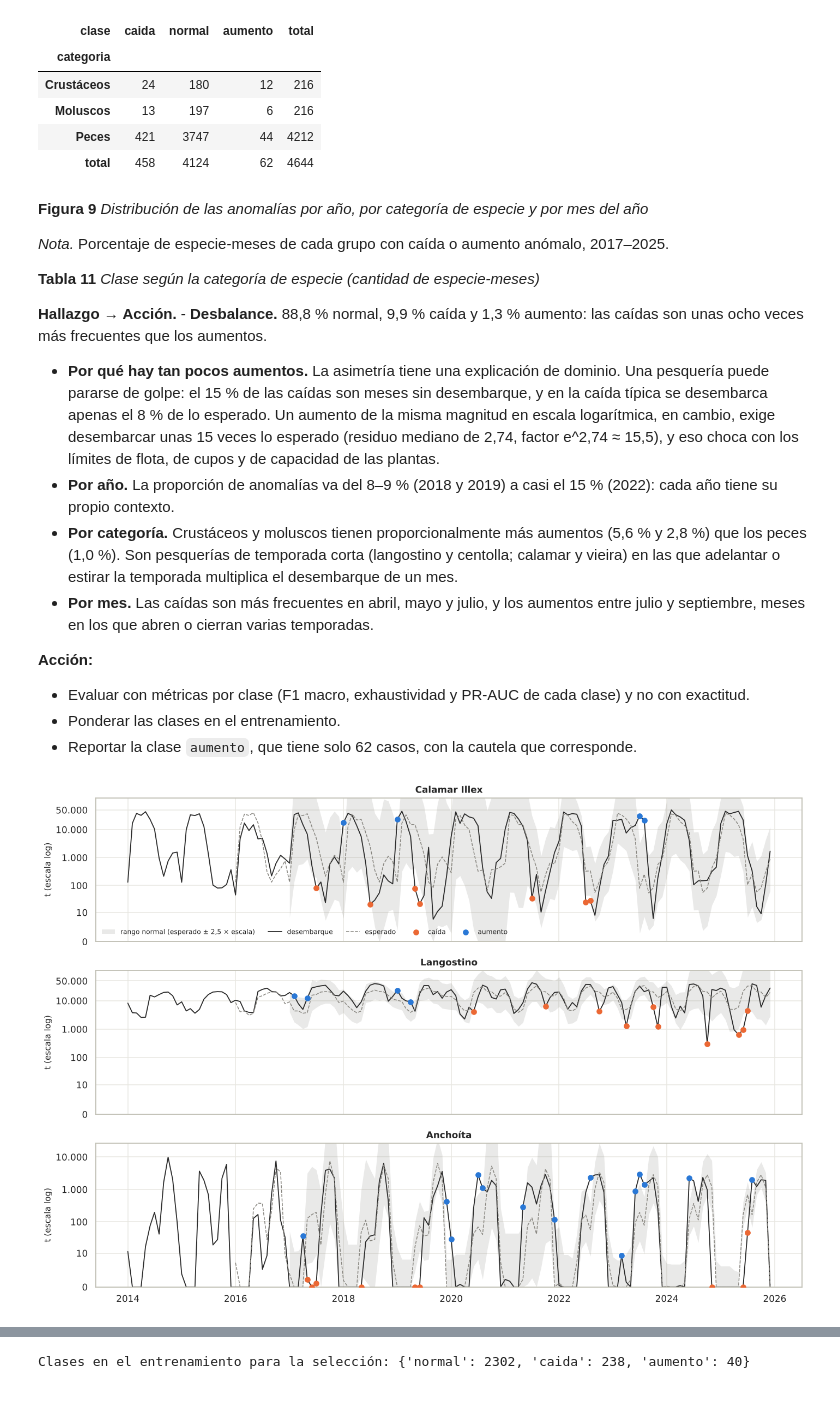
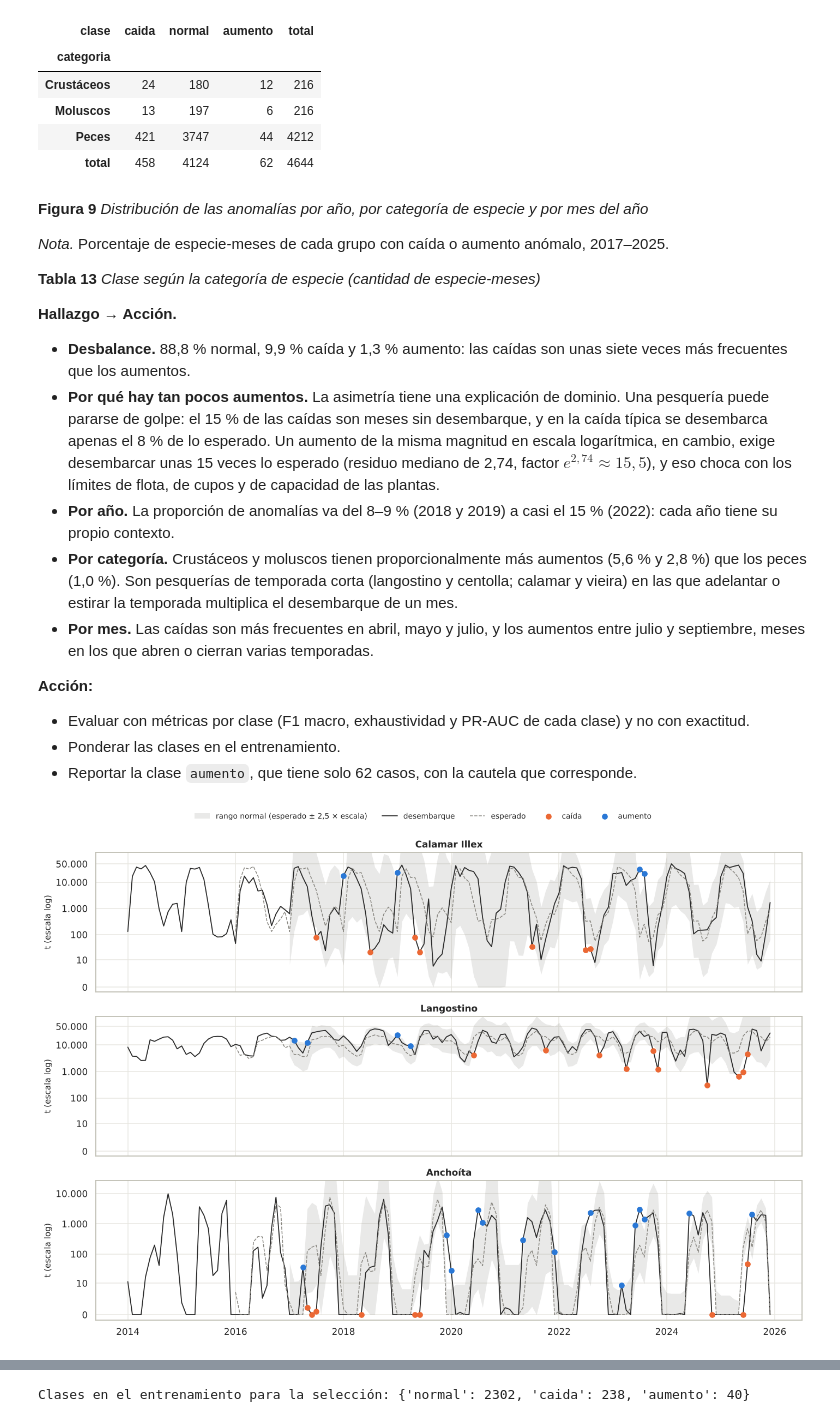
Before and after one commit to ifbotech/APRENDIZAJE-AUTOM-TICO, a Jupyter notebook: Grupo_Nro_12_Tema_Deteccion_Anomalias_Capturas_Pesqueras.ipynb, the cells around one changed output, grey strips where cells are left out. Cells and saved outputs as stored; diff of their text form; code cells hidden in the pictures.

```diff
--- a/Grupo_Nro_12_Tema_Deteccion_Anomalias_Capturas_Pesqueras.ipynb
+++ b/Grupo_Nro_12_Tema_Deteccion_Anomalias_Capturas_Pesqueras.ipynb
@@ -480,12 +487,14 @@ fig, ax = plt.subplots(1, 3, figsize=(15, 4.6))
 for a, (titulo, comp) in zip(ax, [("Especies", comp_esp), ("Puertos", comp_pto), ("Flotas", comp_flota)]):
     c = comp[(comp["oficial (t)"] > 0) & (comp["abierto (t)"] > 0)].astype(float)
     a.scatter(c["oficial (t)"], c["abierto (t)"], s=28, color=AZUL, alpha=.8, zorder=3)
-    lim = [min(c.min().min(), 1), c[["oficial (t)", "abierto (t)"]].max().max() * 2]
+    lim = [c[["oficial (t)", "abierto (t)"]].min().min() / 2, c[["oficial (t)", "abierto (t)"]].max().max() * 2]
     a.plot(lim, lim, color=GRIS, lw=1, zorder=2)
     a.set(xscale="log", yscale="log", xlim=lim, ylim=lim, title=titulo,
           xlabel="Estadística oficial (t, 2014–2018)", ylabel="Conjunto abierto (t, 2014–2018)")
-    for nombre, fila in c.assign(desvio=np.abs(np.log10(c["abierto / oficial"]))).nlargest(4, "desvio").iterrows():
-        a.annotate(nombre, (fila["oficial (t)"], fila["abierto (t)"]), fontsize=8, color=TINTA, xytext=(4, 3), textcoords="offset points")
+    desplazamientos = [(6, 6), (6, -14), (6, 20), (6, -28)]
+    for (nombre, fila), (dx, dy) in zip(c.assign(desvio=np.abs(np.log10(c["abierto / oficial"]))).nlargest(4, "desvio").iterrows(), desplazamientos):
+        a.annotate(nombre, (fila["oficial (t)"], fila["abierto (t)"]), fontsize=8, color=TINTA, xytext=(dx, dy),
+                   textcoords="offset points", ha="left", arrowprops={"arrowstyle": "-", "color": GRIS, "lw": .6})
 plt.tight_layout(); plt.show()
 pd.concat({"Puertos": comp_pto.sort_values("oficial (t)", ascending=False),
            "Flotas": comp_flota.sort_values("oficial (t)", ascending=False)}).round(2)
@@ -1070,11 +1086,13 @@ Residuo mediano: caídas -2.10 | aumentos 2.74 (escala log)
 
 *Nota.* Porcentaje de especie-meses de cada grupo con caída o aumento anómalo, 2017–2025.
 
-**Tabla 11**
+**Tabla 13**
 *Clase según la categoría de especie (cantidad de especie-meses)*
 
-**Hallazgo → Acción.** - **Desbalance.** 88,8 % normal, 9,9 % caída y 1,3 % aumento: las caídas son unas ocho veces más frecuentes que los aumentos.
-- **Por qué hay tan pocos aumentos.** La asimetría tiene una explicación de dominio. Una pesquería puede pararse de golpe: el 15 % de las caídas son meses sin desembarque, y en la caída típica se desembarca apenas el 8 % de lo esperado. Un aumento de la misma magnitud en escala logarítmica, en cambio, exige desembarcar unas 15 veces lo esperado (residuo mediano de 2,74, factor e^2,74 ≈ 15,5), y eso choca con los límites de flota, de cupos y de capacidad de las plantas.
+**Hallazgo → Acción.**
+
+- **Desbalance.** 88,8 % normal, 9,9 % caída y 1,3 % aumento: las caídas son unas siete veces más frecuentes que los aumentos.
+- **Por qué hay tan pocos aumentos.** La asimetría tiene una explicación de dominio. Una pesquería puede pararse de golpe: el 15 % de las caídas son meses sin desembarque, y en la caída típica se desembarca apenas el 8 % de lo esperado. Un aumento de la misma magnitud en escala logarítmica, en cambio, exige desembarcar unas 15 veces lo esperado (residuo mediano de 2,74, factor $e^{2{,}74} \approx 15{,}5$), y eso choca con los límites de flota, de cupos y de capacidad de las plantas.
 - **Por año.** La proporción de anomalías va del 8–9 % (2018 y 2019) a casi el 15 % (2022): cada año tiene su propio contexto.
 - **Por categoría.** Crustáceos y moluscos tienen proporcionalmente más aumentos (5,6 % y 2,8 %) que los peces (1,0 %). Son pesquerías de temporada corta (langostino y centolla; calamar y vieira) en las que adelantar o estirar la temporada multiplica el desembarque de un mes.
 - **Por mes.** Las caídas son más frecuentes en abril, mayo y julio, y los aumentos entre julio y septiembre, meses en los que abren o cierran varias temporadas.
@@ -1087,23 +1105,23 @@ Residuo mediano: caídas -2.10 | aumentos 2.74 (escala log)
 # %%
 ejemplos = ["Calamar Illex", "Langostino", "Anchoíta"]
 marcas = [0, 10, 100, 1_000, 10_000, 50_000]
 fig, ax = plt.subplots(len(ejemplos), 1, figsize=(13, 9), sharex=True)
 for a, especie in zip(ax, ejemplos):
     s = L[L.especie == especie]
     a.fill_between(s.fecha, (s.esperado - 2.5 * s.escala).clip(lower=0), s.esperado + 2.5 * s.escala, color=GRIS, alpha=.18, lw=0,
                    label="rango normal (esperado ± 2,5 × escala)")
     a.plot(s.fecha, s.y, color=TINTA, lw=1.2, label="desembarque")
     a.plot(s.fecha, s.esperado, color=GRIS, lw=1, ls="--", label="esperado")
     for clase in ("caida", "aumento"):
         m = s[s.clase == clase]
         a.scatter(m.fecha, m.y, color=COLOR_CLASE[clase], s=36, zorder=4, label=clase.replace("caida", "caída"))
     tope = s.y.max() + 1
-    a.set(ylabel="t (escala log)", title=especie, ylim=(0, tope), yticks=[np.log1p(m) for m in marcas if np.log1p(m) <= tope])
+    a.set(ylabel="t (escala log)", title=especie, ylim=(-0.4, tope), yticks=[np.log1p(m) for m in marcas if np.log1p(m) <= tope])
     a.set_yticklabels([f"{m:,}".replace(",", ".") for m in marcas if np.log1p(m) <= tope])
-ax[0].legend(frameon=False, ncol=5, loc="lower left", fontsize=8)
-plt.tight_layout(); plt.show()
+fig.legend(*ax[0].get_legend_handles_labels(), frameon=False, ncol=5, loc="upper center", fontsize=9)
+plt.tight_layout(rect=(0, 0, 1, 0.96)); plt.show()
 # %% [output]
-[figure, old version]
+[figure, new version]
 # %% [markdown]
 **Figura 10**
 *Desembarque mensual, valor esperado, rango normal y anomalías detectadas en tres especies*
```
Also changed, not shown: parts of 46 cells of this notebook.
